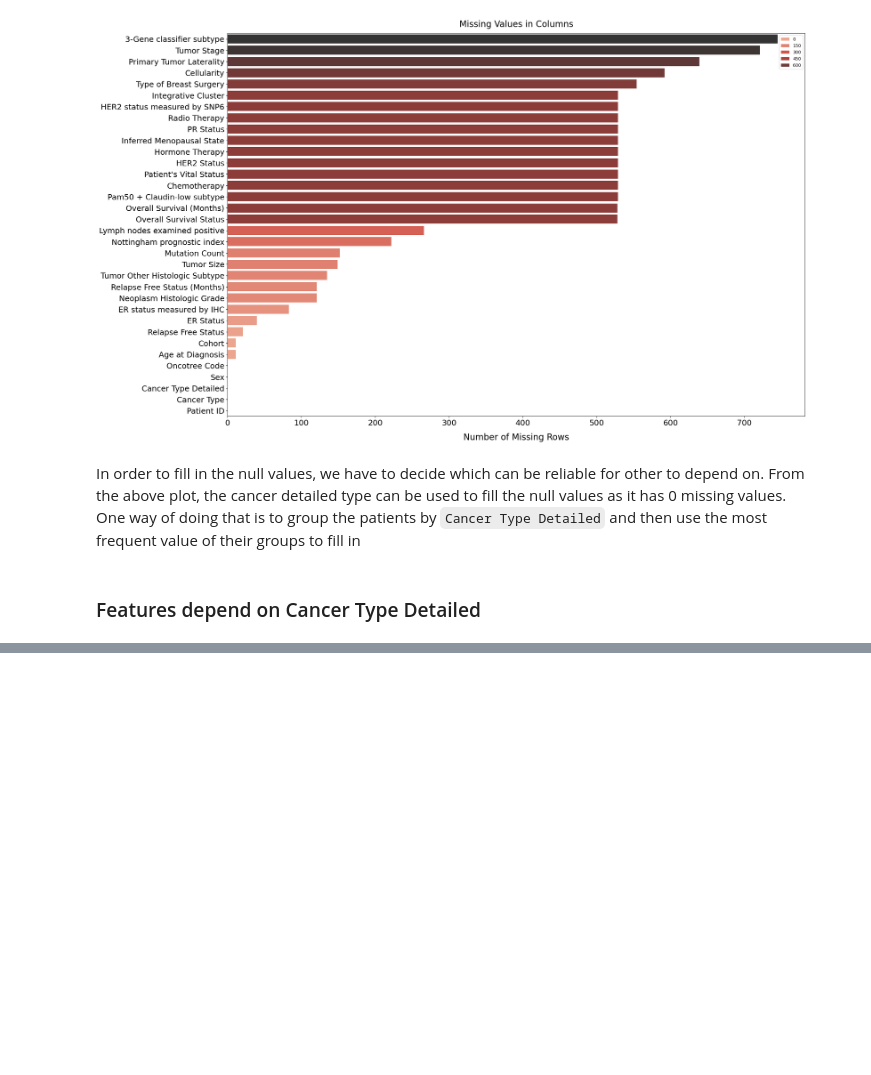
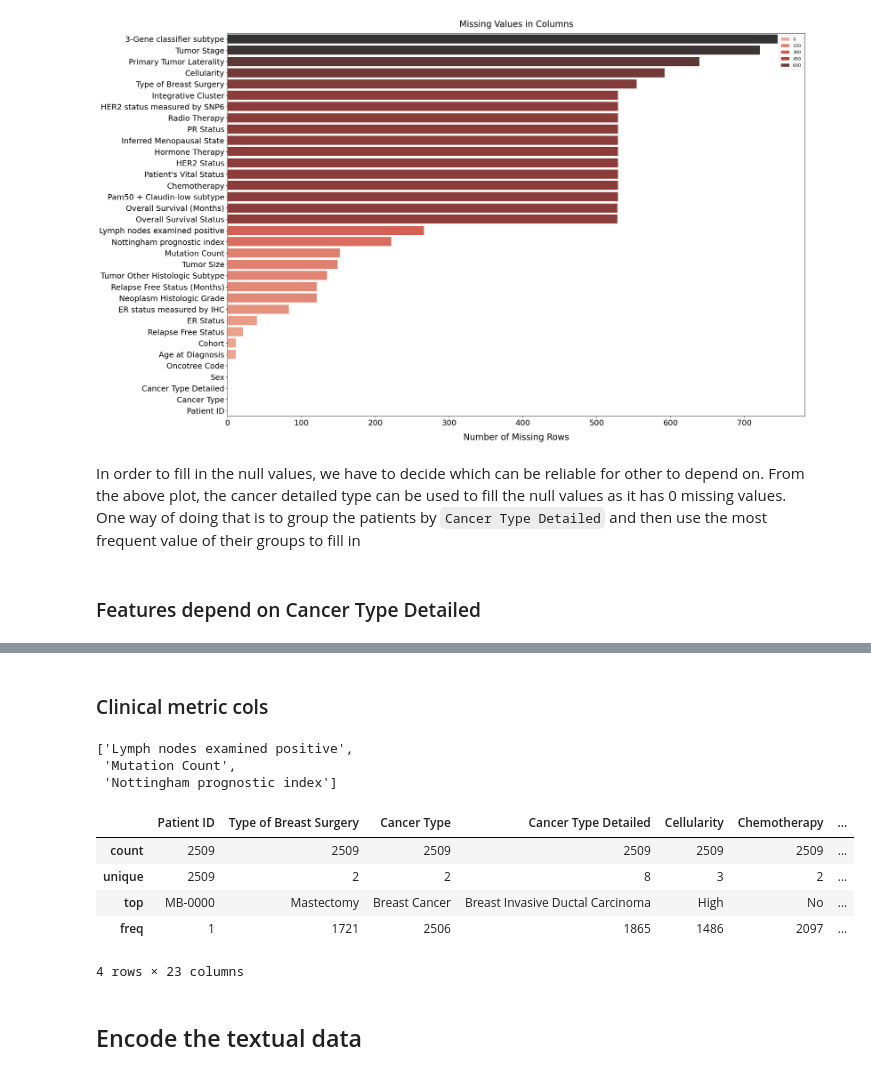
Before and after one commit to Riezmann75/survival-analysis, a Jupyter notebook: metabric_eda.ipynb, the cells around one changed output, grey strips where cells are left out. Saved outputs shown, nothing was run; the diff lists cells and outputs as text; code cells hidden in the pictures; blank space fills up the shorter version.

```diff
--- a/metabric_eda.ipynb
+++ b/metabric_eda.ipynb
@@ -156,0 +248,13 @@ df["Radio Therapy"] = grouped_df.sort_index(level=1).values
+# %%
+# Fill null age at diagnosis with the mean age of each cancer type detailed
+df["Age at Diagnosis"] = (
+    df.groupby(["Cancer Type Detailed"])["Age at Diagnosis"]
+    .apply(lambda x: x.fillna(x.mean()))
+    .sort_index(level=1)
+    .values
+)
+
+# Fill the inferred menopausal state with the common state
+df["Inferred Menopausal State"] = df["Inferred Menopausal State"].fillna(
+    df["Inferred Menopausal State"].mode()[0]
+)
@@ -156,0 +322,8 @@ df["Radio Therapy"] = grouped_df.sort_index(level=1).values
+# %% [markdown]
+### Clinical metric cols
+# %%
+clinical_metrics_cols
+# %% [output]
+['Lymph nodes examined positive',
+ 'Mutation Count',
+ 'Nottingham prognostic index']
@@ -156,0 +359,11 @@ df["Radio Therapy"] = grouped_df.sort_index(level=1).values
+# %%
+df.describe(include=["object", "bool"])
+# %% [output]
+|  | Patient ID | Type of Breast Surgery | Cancer Type | Cancer Type Detailed | Cellularity | Chemotherapy | ... |
+| count | 2509 | 2509 | 2509 | 2509 | 2509 | 2509 | ... |
+| unique | 2509 | 2 | 2 | 8 | 3 | 2 | ... |
+| top | MB-0000 | Mastectomy | Breast Cancer | Breast Invasive Ductal Carcinoma | High | No | ... |
+| freq | 1 | 1721 | 2506 | 1865 | 1486 | 2097 | ... |
+4 rows × 23 columns
+# %% [markdown]
+## Encode the textual data
```
Also changed, not shown: parts of 21 cells of this notebook.
